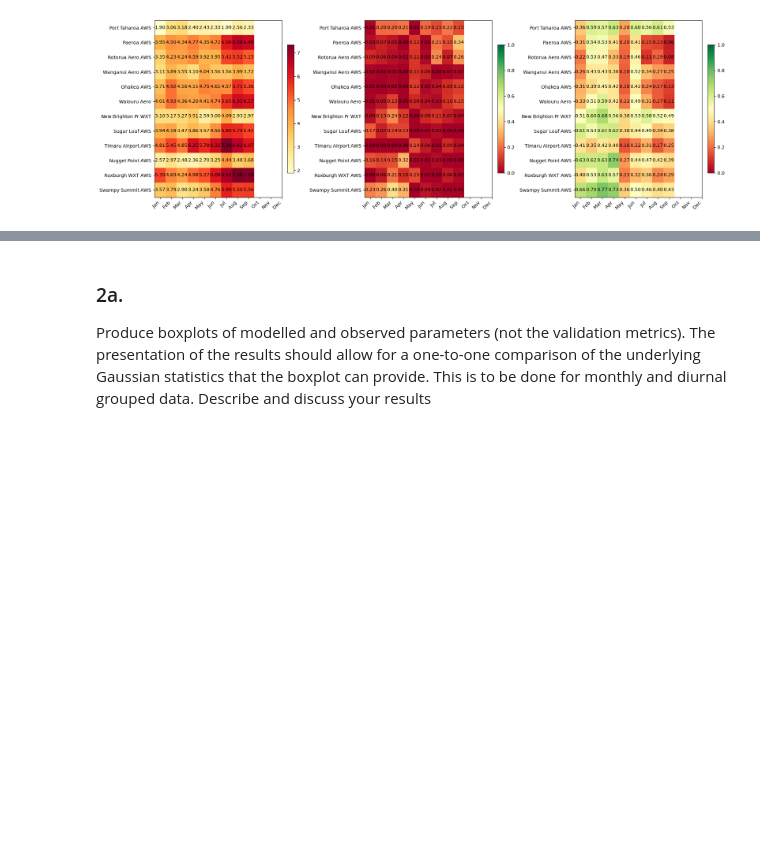
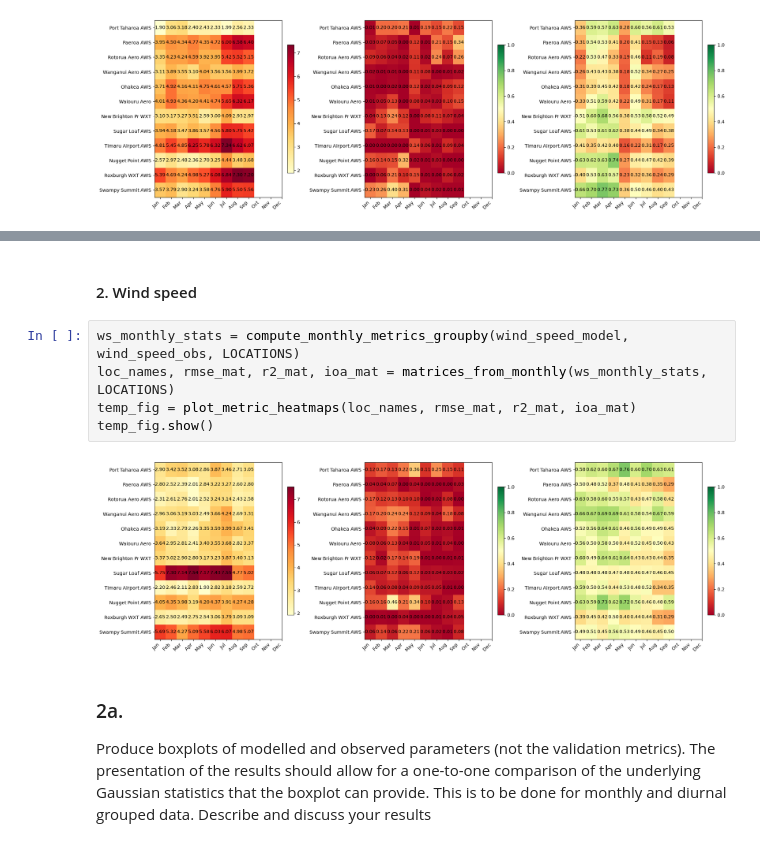
Before and after one commit to tineke-corin/GISC405, a Jupyter notebook: tco111_Ass02.ipynb, the cells around one changed output, grey strips where cells are left out. Saved outputs shown, nothing was run; the diff lists cells and outputs as text; blank space fills up the shorter version.

```diff
--- a/tco111_Ass02.ipynb
+++ b/tco111_Ass02.ipynb
@@ -877,3 +886,12 @@ temp_fig.show()
+# %% [markdown]
+#### 2. Wind speed
+# %%
+ws_monthly_stats = compute_monthly_metrics_groupby(wind_speed_model, wind_speed_obs, LOCATIONS)
+loc_names, rmse_mat, r2_mat, ioa_mat = matrices_from_monthly(ws_monthly_stats, LOCATIONS)
+temp_fig = plot_metric_heatmaps(loc_names, rmse_mat, r2_mat, ioa_mat)
+temp_fig.show()
+# %% [output]
+[figure, added]
 # %% [markdown]
 ### 2a.
 
```
Also changed, not shown: parts of 2 cells of this notebook.
